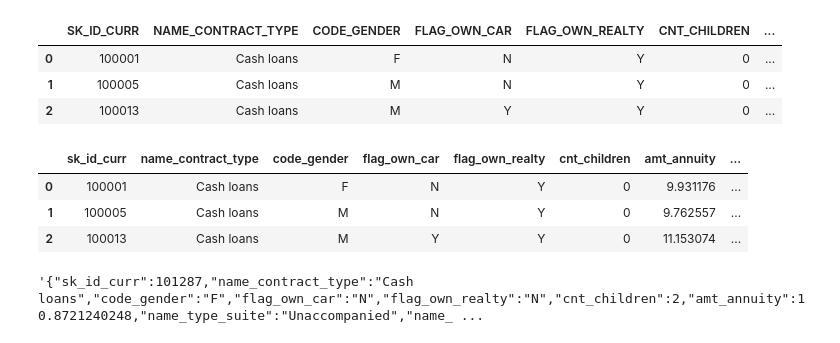
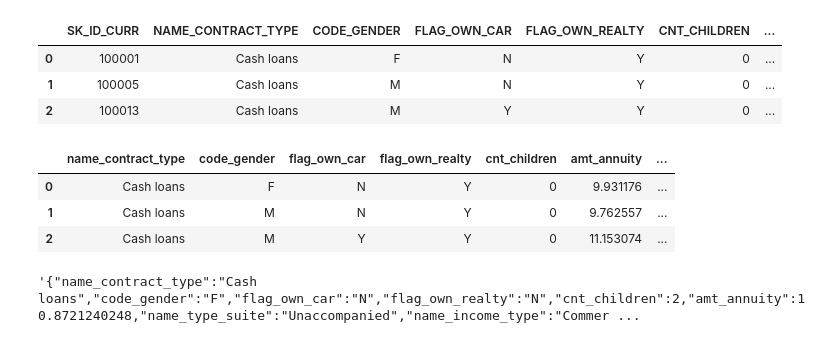
Before and after one commit to ShariYo/Modul3_Sprint4, a Jupyter notebook: project/main_eda.ipynb, the cells around one changed output. Drawn from its saved outputs; the diff is of its cells as text; code cells hidden in the pictures.

```diff
--- a/project/main_eda.ipynb
+++ b/project/main_eda.ipynb
@@ -1149,40 +1028,40 @@ clean_test = sand.cleaner(clean_test, info=False)
 clean_test["days_employed"] = clean_test["days_employed"].apply(
     lambda x: 0 if x > 0 else x)
 
 clean_test = clean_test.rename(columns=to_rename)
 
 for feature in to_year:
     clean_test[feature] = round(clean_test[feature] / -365.25, 1)
 
 for feature in bureau:
     clean_test = clean_test.merge(feature, on="sk_id_curr", how="left")
 
 clean_test[["active_credit_count", "total_debt_all", "prol_credits"]] = clean_test[
     ["active_credit_count", "total_debt_all", "prol_credits"]
 ].fillna(0)
 
 clean_test["prol_credits"] = clean_test["prol_credits"].astype(object)
 clean_test["total_debt_all"] = clean_test["total_debt_all"].apply(
     lambda x: "positive" if x > 0 else ("0" if x == 0 else "negative"))
 
 clean_test["credit_to_income"] = clean_test["amt_credit"] / clean_test["amt_income_total"]
 
 clean_test = sand.feature_log(clean_test, features=to_log)
 
 vif_drop = ["amt_credit", "amt_income_total", "amt_goods_price",
-"obs_30_cnt_social_circle", "region_rating_client"]
+"obs_30_cnt_social_circle", "region_rating_client", "sk_id_curr"]
 
 clean_test = clean_test.drop(columns=vif_drop)
 
-clean_test.to_csv("clean_test.csv", index=False)
+clean_test.to_csv(r"D:\IT_projects\Turing_Colledge\clean_test.csv", index=False)
 
 clean_test.head(3)
 # %% [output]
-|  | sk_id_curr | name_contract_type | code_gender | flag_own_car | flag_own_realty | cnt_children | amt_annuity | ... |
-| 0 | 100001 | Cash loans | F | N | Y | 0 | 9.931176 | ... |
-| 1 | 100005 | Cash loans | M | N | Y | 0 | 9.762557 | ... |
-| 2 | 100013 | Cash loans | M | Y | Y | 0 | 11.153074 | ... |
+|  | name_contract_type | code_gender | flag_own_car | flag_own_realty | cnt_children | amt_annuity | ... |
+| 0 | Cash loans | F | N | Y | 0 | 9.931176 | ... |
+| 1 | Cash loans | M | N | Y | 0 | 9.762557 | ... |
+| 2 | Cash loans | M | Y | Y | 0 | 11.153074 | ... |
 # %%
 clean_test.iloc[180].to_json()
 # %% [output]
-'{"sk_id_curr":101287,"name_contract_type":"Cash loans","code_gender":"F","flag_own_car":"N","flag_own_realty":"N","cnt_children":2,"amt_annuity":10.8721240248,"name_type_suite":"Unaccompanied","name_ ...
+'{"name_contract_type":"Cash loans","code_gender":"F","flag_own_car":"N","flag_own_realty":"N","cnt_children":2,"amt_annuity":10.8721240248,"name_type_suite":"Unaccompanied","name_income_type":"Commer ...
```
Also changed, not shown: parts of 15 cells of this notebook, 4 other files.
